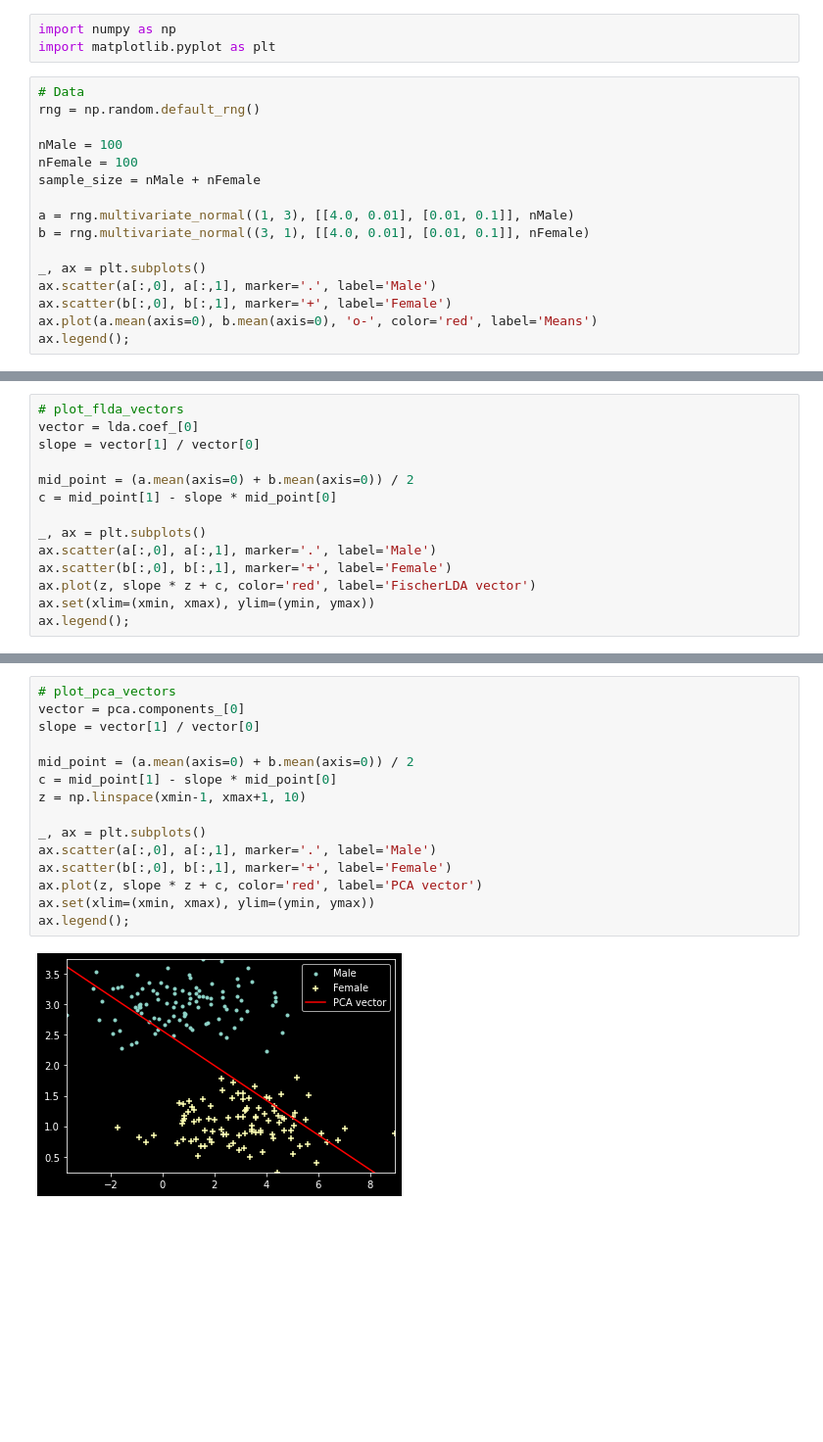
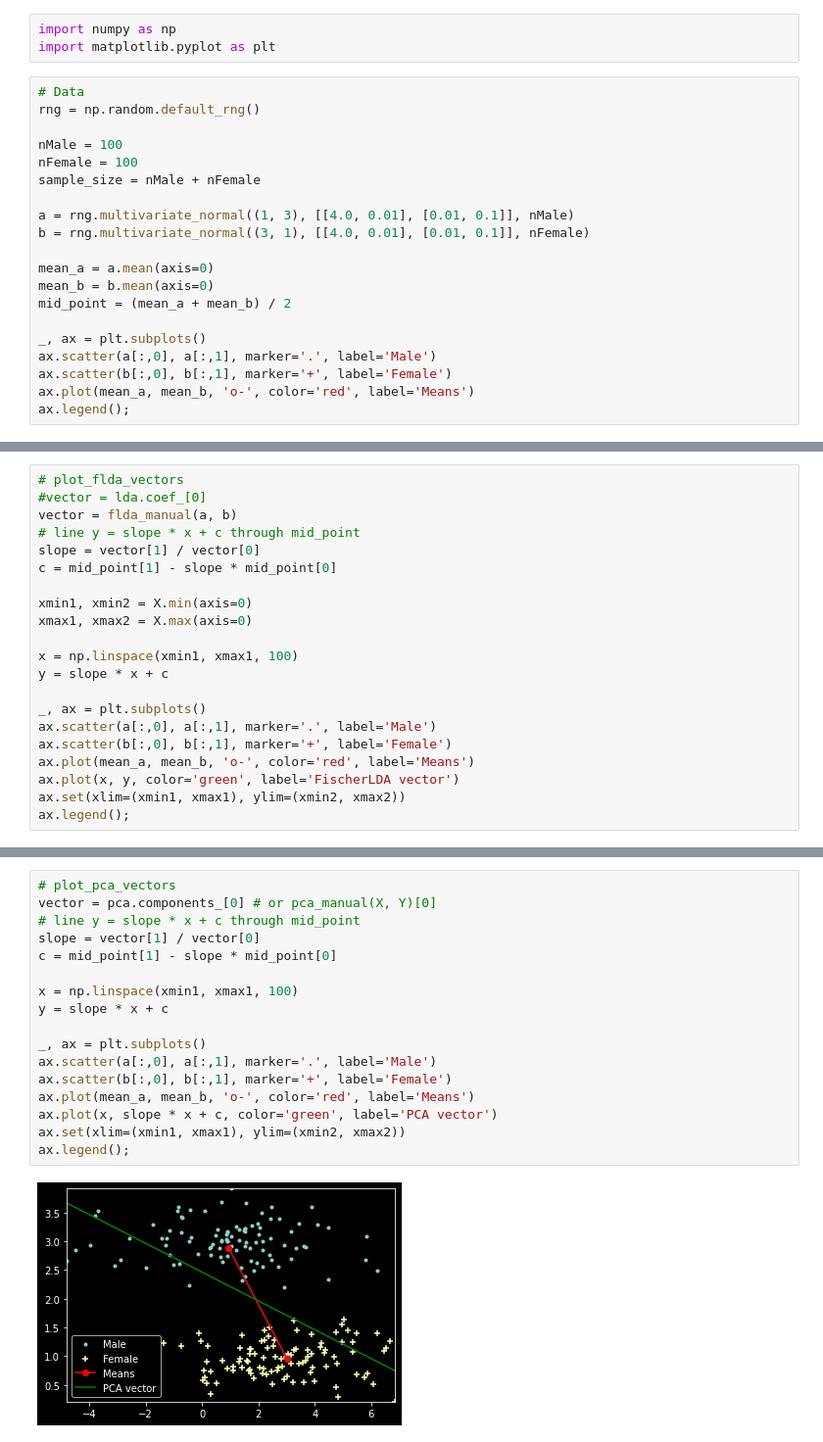
Before and after one commit to chofchof/probml, a Jupyter notebook: notebooks/book1/09/fisher_lda_demo.ipynb, the cells around one changed output, grey strips where cells are left out. Shown at 98% size. Drawn from its saved outputs; the diff is of its cells as text; blank space fills up the shorter version.

```diff
--- a/notebooks/book1/09/fisher_lda_demo.ipynb
+++ b/notebooks/book1/09/fisher_lda_demo.ipynb
@@ -19,9 +19,13 @@ sample_size = nMale + nFemale
 a = rng.multivariate_normal((1, 3), [[4.0, 0.01], [0.01, 0.1]], nMale)
 b = rng.multivariate_normal((3, 1), [[4.0, 0.01], [0.01, 0.1]], nFemale)
 
+mean_a = a.mean(axis=0)
+mean_b = b.mean(axis=0)
+mid_point = (mean_a + mean_b) / 2
+
 _, ax = plt.subplots()
 ax.scatter(a[:,0], a[:,1], marker='.', label='Male')
 ax.scatter(b[:,0], b[:,1], marker='+', label='Female')
-ax.plot(a.mean(axis=0), b.mean(axis=0), 'o-', color='red', label='Means')
+ax.plot(mean_a, mean_b, 'o-', color='red', label='Means')
 ax.legend();
 # %% [output]
@@ -68,15 +67,22 @@ array([  0.69899333, -19.23334642])
 # %%
 # plot_flda_vectors
-vector = lda.coef_[0]
+#vector = lda.coef_[0]
+vector = flda_manual(a, b)
+# line y = slope * x + c through mid_point
 slope = vector[1] / vector[0]
+c = mid_point[1] - slope * mid_point[0]
 
-mid_point = (a.mean(axis=0) + b.mean(axis=0)) / 2
-c = mid_point[1] - slope * mid_point[0]
+xmin1, xmin2 = X.min(axis=0)
+xmax1, xmax2 = X.max(axis=0)
+
+x = np.linspace(xmin1, xmax1, 100)
+y = slope * x + c
 
 _, ax = plt.subplots()
 ax.scatter(a[:,0], a[:,1], marker='.', label='Male')
 ax.scatter(b[:,0], b[:,1], marker='+', label='Female')
-ax.plot(z, slope * z + c, color='red', label='FischerLDA vector')
-ax.set(xlim=(xmin, xmax), ylim=(ymin, ymax))
+ax.plot(mean_a, mean_b, 'o-', color='red', label='Means')
+ax.plot(x, y, color='green', label='FischerLDA vector')
+ax.set(xlim=(xmin1, xmax1), ylim=(xmin2, xmax2))
 ax.legend();
 # %% [output]
@@ -117,17 +126,19 @@ array([[ 0.96159983],
 # %%
 # plot_pca_vectors
-vector = pca.components_[0]
+vector = pca.components_[0] # or pca_manual(X, Y)[0]
+# line y = slope * x + c through mid_point
 slope = vector[1] / vector[0]
+c = mid_point[1] - slope * mid_point[0]
 
-mid_point = (a.mean(axis=0) + b.mean(axis=0)) / 2
-c = mid_point[1] - slope * mid_point[0]
-z = np.linspace(xmin-1, xmax+1, 10)
+x = np.linspace(xmin1, xmax1, 100)
+y = slope * x + c
 
 _, ax = plt.subplots()
 ax.scatter(a[:,0], a[:,1], marker='.', label='Male')
 ax.scatter(b[:,0], b[:,1], marker='+', label='Female')
-ax.plot(z, slope * z + c, color='red', label='PCA vector')
-ax.set(xlim=(xmin, xmax), ylim=(ymin, ymax))
+ax.plot(mean_a, mean_b, 'o-', color='red', label='Means')
+ax.plot(x, slope * x + c, color='green', label='PCA vector')
+ax.set(xlim=(xmin1, xmax1), ylim=(xmin2, xmax2))
 ax.legend();
 # %% [output]
-[figure, old version]
+[figure, new version]
```
Also changed, not shown: parts of 10 cells of this notebook, 2 other files.
